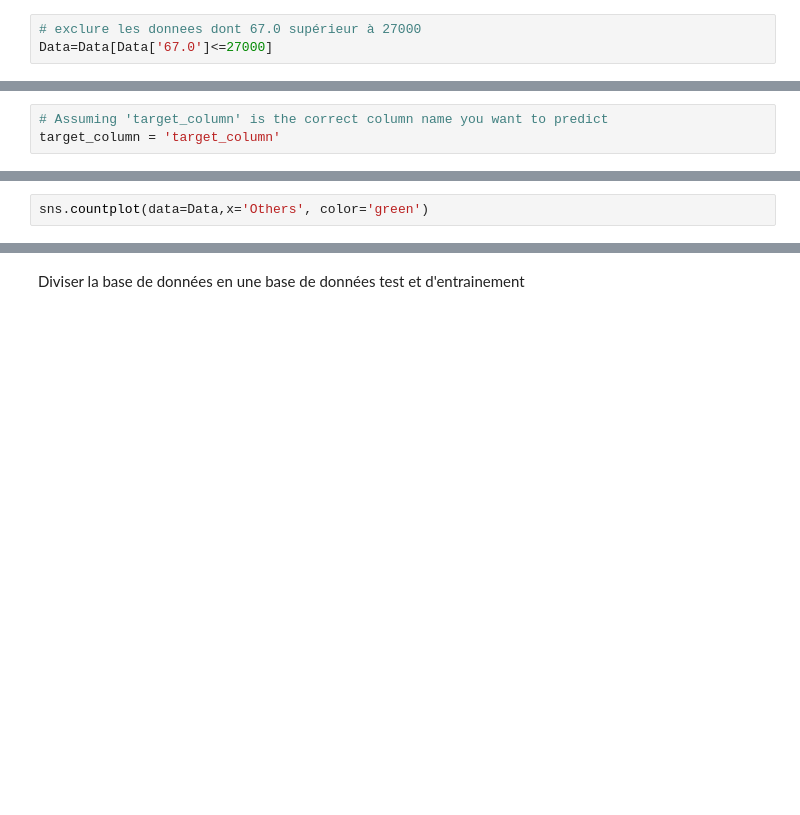
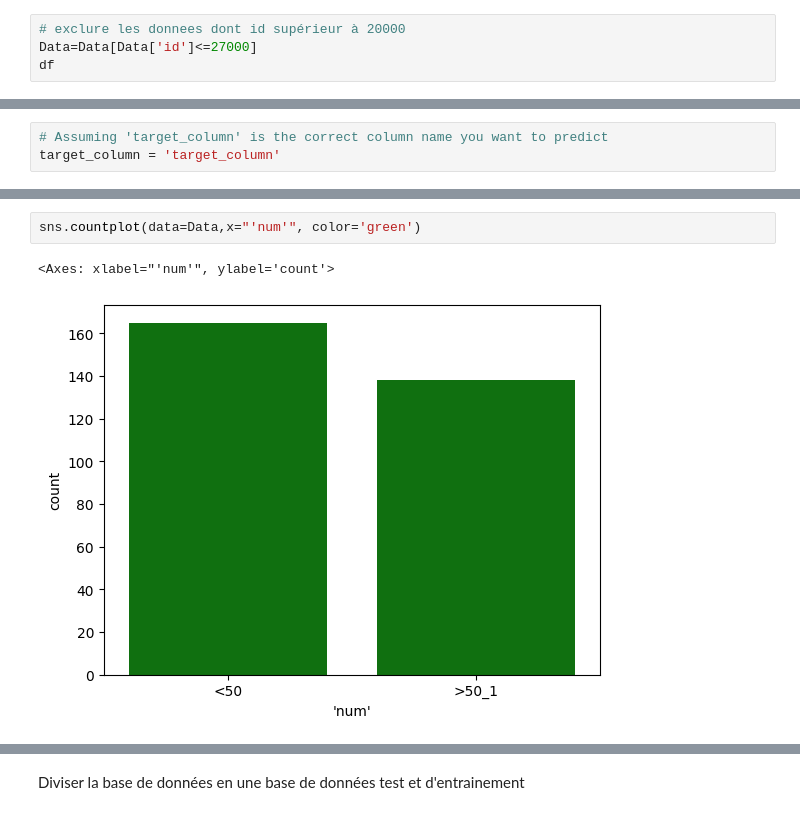
Before and after one commit to oubouza/dataset, a Jupyter notebook: Detailed_Analysis_on_campus_recruitment.ipynb, the cells around one changed output, grey strips where cells are left out. Saved outputs shown, nothing was run; the diff lists cells and outputs as text; blank space fills up the shorter version.

```diff
--- a/Detailed_Analysis_on_campus_recruitment.ipynb
+++ b/Detailed_Analysis_on_campus_recruitment.ipynb
@@ -194,3 +177,4 @@ plt.scatter(Data['67.0'],Data['270000.0'])
 # %%
-# exclure les donnees dont 67.0 supérieur à 27000
-Data=Data[Data['67.0']<=27000]
+# exclure les donnees dont id supérieur à 20000
+Data=Data[Data['id']<=27000]
+df
@@ -236,3 +221,6 @@ plt.title('Count of 58.0 in the Dataset')
 # %%
-sns.countplot(data=Data,x='Others', color='green')
+sns.countplot(data=Data,x="'num'", color='green')
+# %% [output]
+<Axes: xlabel="'num'", ylabel='count'>
+[figure, added]
 # %%
```
Also changed, not shown: parts of 25 cells of this notebook.
